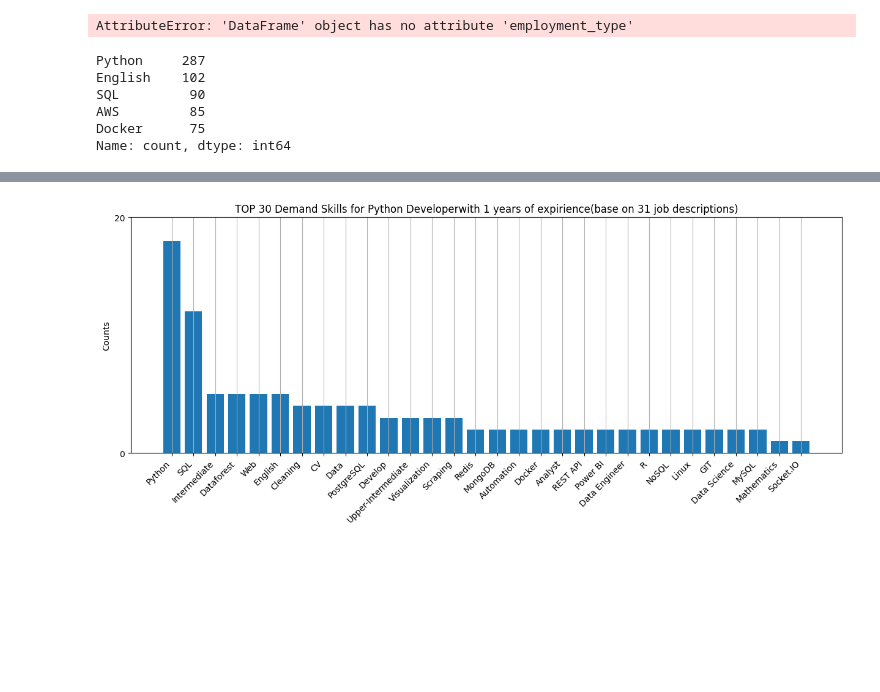
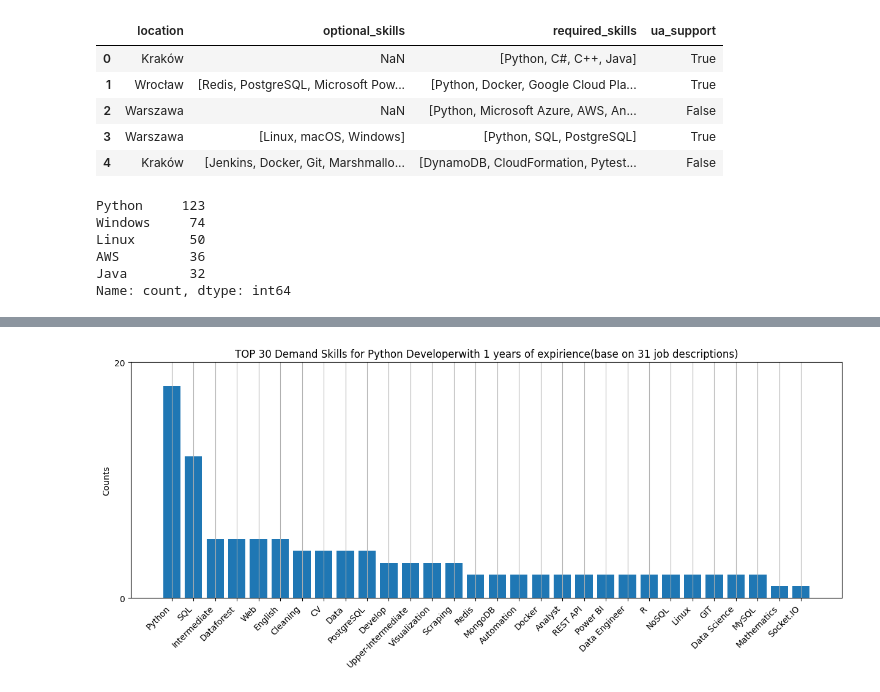
Before and after one commit to danieladdisonorg/Jobsite-Scraper-and-Analyzer, a Jupyter notebook: analyzing/analyze_djinni.ipynb, the cells around one changed output, grey strips where cells are left out. Cells and saved outputs as stored; diff of their text form; code cells hidden in the pictures; blank space fills up the shorter version.

```diff
--- a/analyzing/analyze_djinni.ipynb
+++ b/analyzing/analyze_djinni.ipynb
@@ -32,11 +36,7 @@ df.head()
 # %%
 # Perfrom Transforming
 
-# change year of exp to data type int8
-df.loc[:, "year_of_exp"] = df.year_of_exp.astype(np.int8)
+# replace all empty list '[]' with nan
+df.contracts = df.contracts.apply(lambda v: v if v else np.nan)
 
-# to datetime objects
-df.loc[:, "date_time"] = pd.to_datetime(df.date_time)
-
-# remove rows where there is no tools
-df = df[df.tools.astype(bool)]
+df.info()
@@ -43,15 +59,34 @@ df = df[df.tools.astype(bool)]
 # %%
-# Make each value in employment_type column
+# Make each values in employment_type, os, level_of_exp, contracts column.
+# This approach is aligned with database normalization principles
+# which aim to reduce redundancy and improve data integrity.
+
 # where 1 indicates True and 0 False
+contracts = df.contracts.explode()
+contracts = pd.crosstab(contracts.index, contracts)
+
+level_of_exp = df.level_of_exp.explode()
+level_of_exp = pd.crosstab(level_of_exp.index, level_of_exp)
+
 employment_types = df.employment_type.explode()
 employment_types = pd.crosstab(employment_types.index, employment_types)
-employment_types.columns = employment_types.columns.str.lower()
 
-df = df.join(employment_types)
-df = df.drop("employment_type", axis=1)
+o_s = df.os.explode()
+o_s = pd.crosstab(o_s.index, o_s)
+
+# df = df.join(o_s)[o_s.columns.to_list()].fillna(0)
+# df[o_s.columns.to_list()].astype(np.int8).head()
+
+# df = df.join(employment_types)
+df = df.drop(["contracts", "employment_type", "level_of_exp", "os"], axis=1)
 df.head()
 # %% [output]
-AttributeError: 'DataFrame' object has no attribute 'employment_type'
+|  | location | optional_skills | required_skills | ua_support |
+| 0 | Kraków | NaN | [Python, C#, C++, Java] | True |
+| 1 | Wrocław | [Redis, PostgreSQL, Microsoft Pow... | [Python, Docker, Google Cloud Pla... | True |
+| 2 | Warszawa | NaN | [Python, Microsoft Azure, AWS, An... | False |
+| 3 | Warszawa | [Linux, macOS, Windows] | [Python, SQL, PostgreSQL] | True |
+| 4 | Kraków | [Jenkins, Docker, Git, Marshmallo... | [DynamoDB, CloudFormation, Pytest... | False |
 # %%
 from fuzzywuzzy import fuzz
 from fuzzywuzzy import process
@@ -89,17 +124,18 @@ def removing_duplicates(tool_counts) -> dict:
 
     return unq_words
 # %%
-# Concatenate all tools into one Series
-all_skills = pd.Series(df['tools'].sum())
+# Concatenate all required and optional skills into one Series
+required_skills = pd.Series(df.required_skills.sum())
+optional_skills = pd.Series(df.optional_skills.dropna().sum())
 
-# Count the occurrences of each tool
-skill_counts = all_skills.value_counts()
-skill_counts.head()
+# Count the occurrences of each skill
+required_skills_counts = required_skills.value_counts()
+optional_skills_counts = optional_skills.value_counts()
 # %% [output]
-Python     287
-English    102
-SQL         90
-AWS         85
-Docker      75
+Python     123
+Windows     74
+Linux       50
+AWS         36
+Java        32
 Name: count, dtype: int64
 # %%
```
Also changed, not shown: parts of 8 cells of this notebook.
